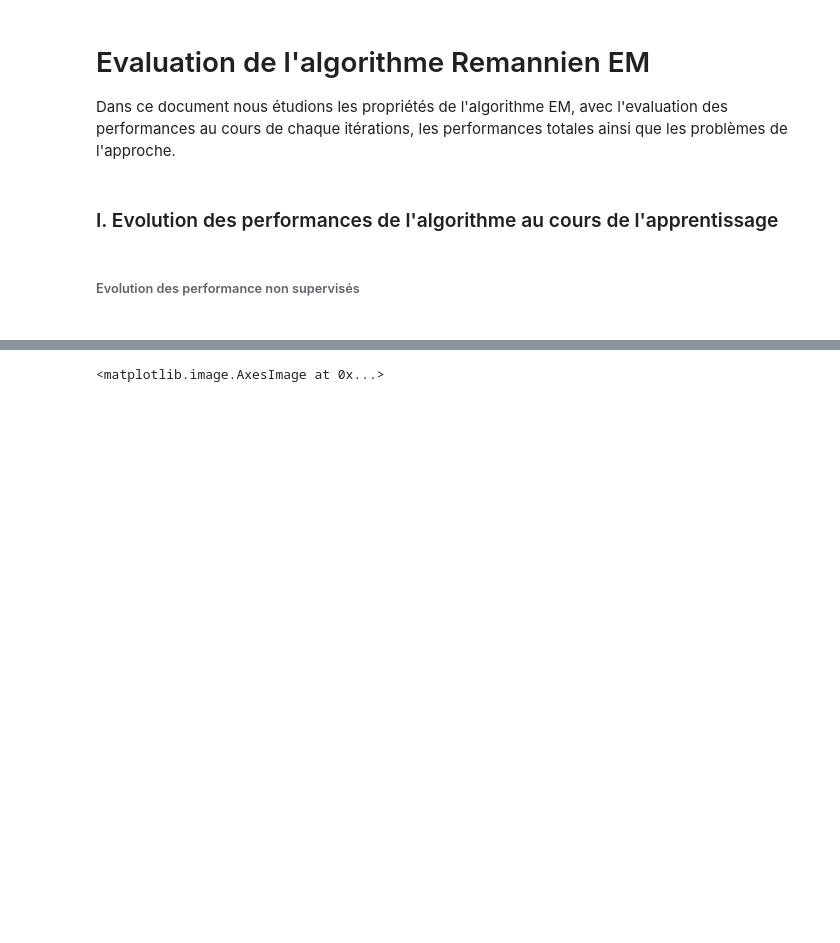
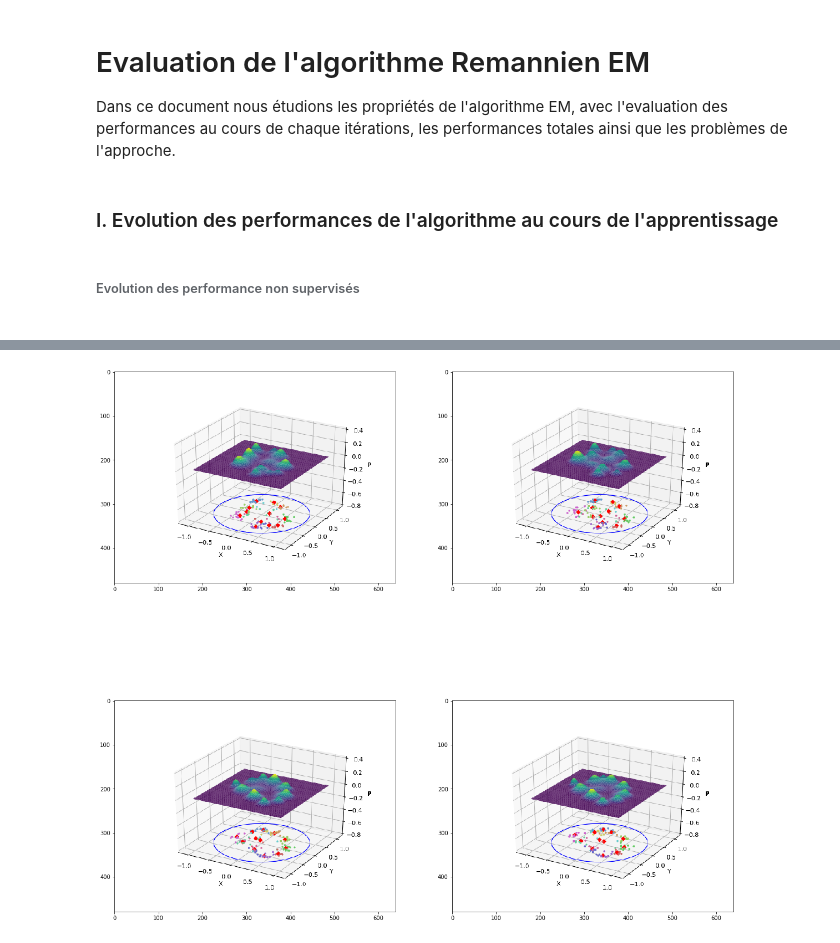
Before and after one commit to IRT-SystemX/Poincare_Embedding, a Jupyter notebook: notebook/EM-evaluation.ipynb, the cells around one changed output, grey strips where cells are left out. Saved outputs shown, nothing was run; the diff lists cells and outputs as text; code cells hidden in the pictures; blank space fills up the shorter version.

```diff
--- a/notebook/EM-evaluation.ipynb
+++ b/notebook/EM-evaluation.ipynb
@@ -37,5 +36,5 @@ plt.plot(list(range(50)), performances)
 # %%
-plt.figure()
+plt.figure(figsize=(20, 20))
 
 x = plt.imread(path.join(experience_folder, "fig_epoch_0.png"))
 ax=plt.subplot(2,2,1)
@@ -49,4 +48,5 @@ ax.imshow(x)
 x = plt.imread(path.join(experience_folder, "fig_epoch_49.png"))
 ax=plt.subplot(2,2,4)
 ax.imshow(x)
+plt.savefig("football_representation.png")
 # %% [output]
@@ -55 +53 @@ ax.imshow(x)
-<matplotlib.image.AxesImage at 0x...>
+[figure, added]
```
Also changed, not shown: parts of 2 cells of this notebook, 9 other files.
